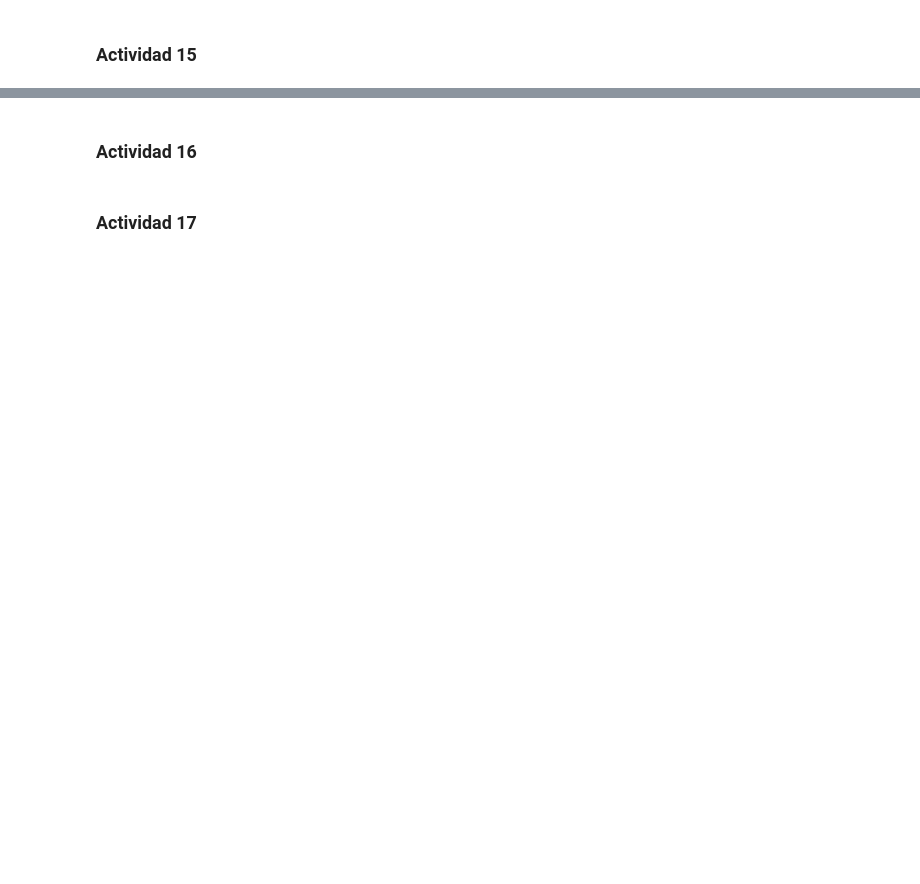
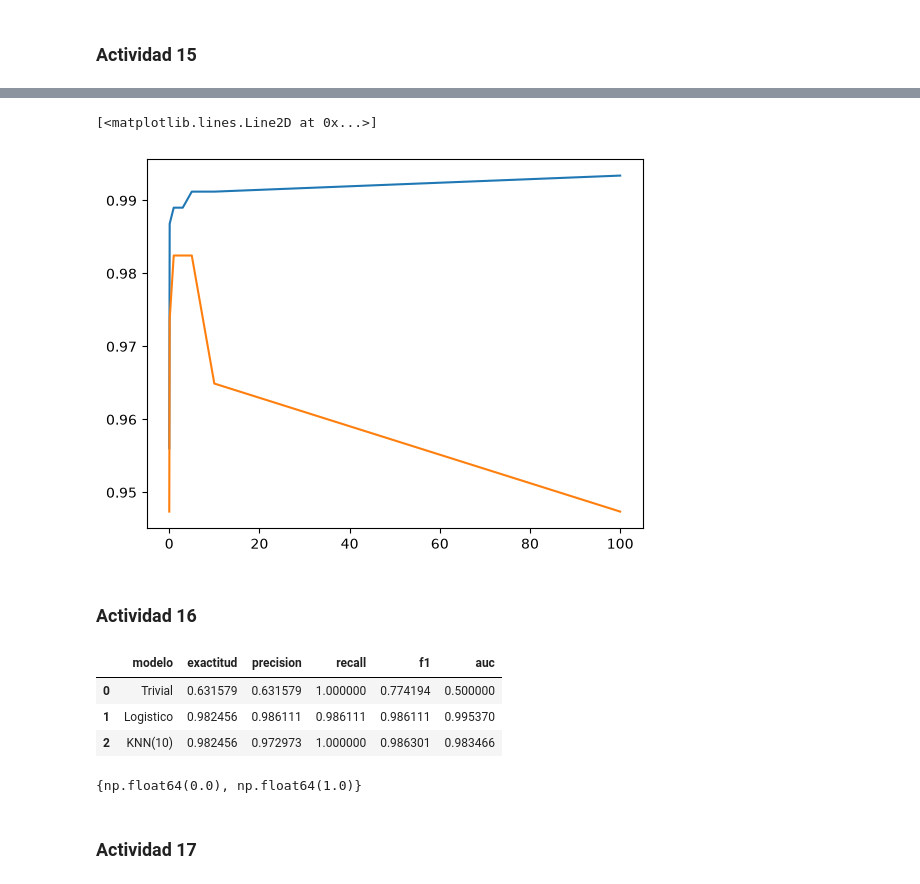
Before and after one commit to marcell-llerena/datascience-g8, a Jupyter notebook: notebooks/20260911_34_clasificacion.ipynb, the cells around one changed output, grey strips where cells are left out. Cells and saved outputs as stored; diff of their text form; code cells hidden in the pictures; blank space fills up the shorter version.

```diff
--- a/notebooks/20260911_34_clasificacion.ipynb
+++ b/notebooks/20260911_34_clasificacion.ipynb
@@ -350,2 +371,20 @@ weighted avg     0.9825    0.9825    0.9825       114
 # %% [markdown]
 ### Actividad 13
+# %%
+probabilidades_maligno = modelo.predict_proba(X_test)[:, 0]
+y_maligno = (y_test == 0).astype(int)
+
+filas = []
+for umbral in np.arange(0.05, 0.96, 0.05):
+    marcado = (probabilidades_maligno >= umbral).astype(int)
+    m = confusion_matrix(y_maligno, marcado, labels=[0, 1]).ravel()
+    vn_c, fp_c, fn_c, vp_c = m
+    filas.append({
+        "umbral": round(umbral, 2),
+        "malignos_detectados": int(vp_c),
+        "malignos_perdidos": int(fn_c),
+        "revision innecesarias": int(fp_c),
+        "precision": precision_score(y_maligno, marcado),
+        "recall": recall_score(y_maligno, marcado),
+        "coste": fn_c * 20 + fp_c * 1
+    })
@@ -354,2 +440,21 @@ weighted avg     0.9825    0.9825    0.9825       114
 # %% [markdown]
 ### Actividad 15
+# %%
+filas = []
+for c in [0.01, 0.1, 1, 2, 3, 5, 10, 100]:
+    m = Pipeline(
+        [
+            ("scaler", StandardScaler()),
+            ("clf", LogisticRegression(C=c, max_iter=5000, random_state=RANDOM_STATE))
+        ]
+    )
+    m.fit(X_train, y_train)
+    filas.append({
+        "C": c,
+        "exactitud_train": m.score(X_train, y_train),
+        "exactitud_test": m.score(X_test, y_test),
+        "suma_abs_coefs": np.abs(m["clf"].coef_).sum()
+    })
+
+dff=pd.DataFrame(filas)
+dff
@@ -356,4 +471,28 @@ weighted avg     0.9825    0.9825    0.9825       114
+# %%
+plt.plot(dff["C"], dff["exactitud_train"])
+plt.plot(dff["C"], dff["exactitud_test"])
+# %% [output]
+[<matplotlib.lines.Line2D at 0x...>]
+[figure, added]
 # %% [markdown]
 ### Actividad 16
+# %%
+from sklearn.neighbors import KNeighborsClassifier
+
+filas = []
+knn = make_pipeline(StandardScaler(), KNeighborsClassifier(n_neighbors=3))
+knn.fit(X_train, y_train)
+resultados.append(evaluar(knn, "KNN(10)", X_test, y_test))
+
+pd.DataFrame(resultados)
+# %% [output]
+|  | modelo | exactitud | precision | recall | f1 | auc |
+| 0 | Trivial | 0.631579 | 0.631579 | 1.000000 | 0.774194 | 0.500000 |
+| 1 | Logistico | 0.982456 | 0.986111 | 0.986111 | 0.986111 | 0.995370 |
+| 2 | KNN(10) | 0.982456 | 0.972973 | 1.000000 | 0.986301 | 0.983466 |
+# %%
+set(knn.predict_proba(X_test[:3])[:, 1])
+# %% [output]
+{np.float64(0.0), np.float64(1.0)}
 # %% [markdown]
 ### Actividad 17
```
Also changed, not shown: parts of 37 cells of this notebook.
